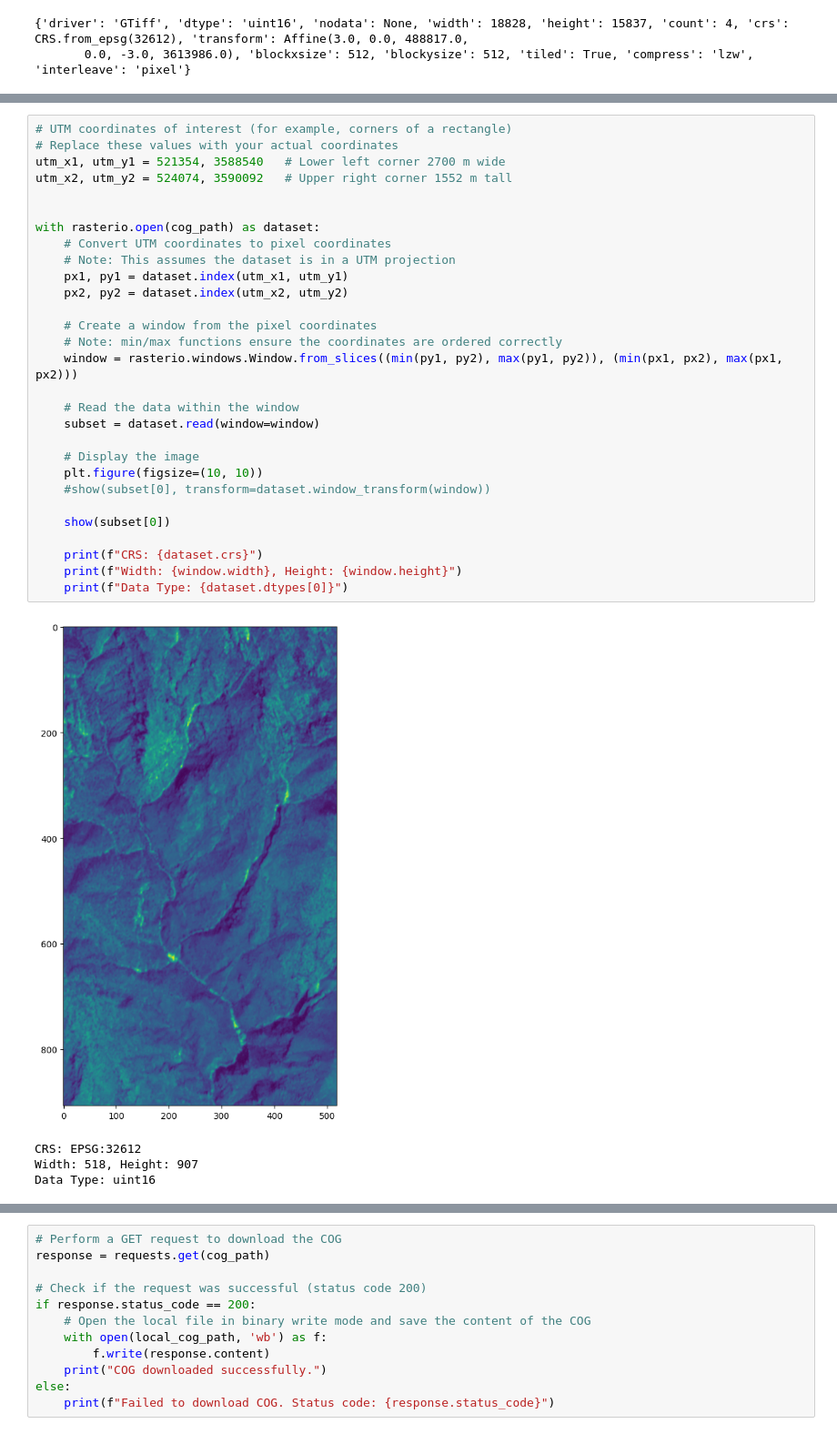
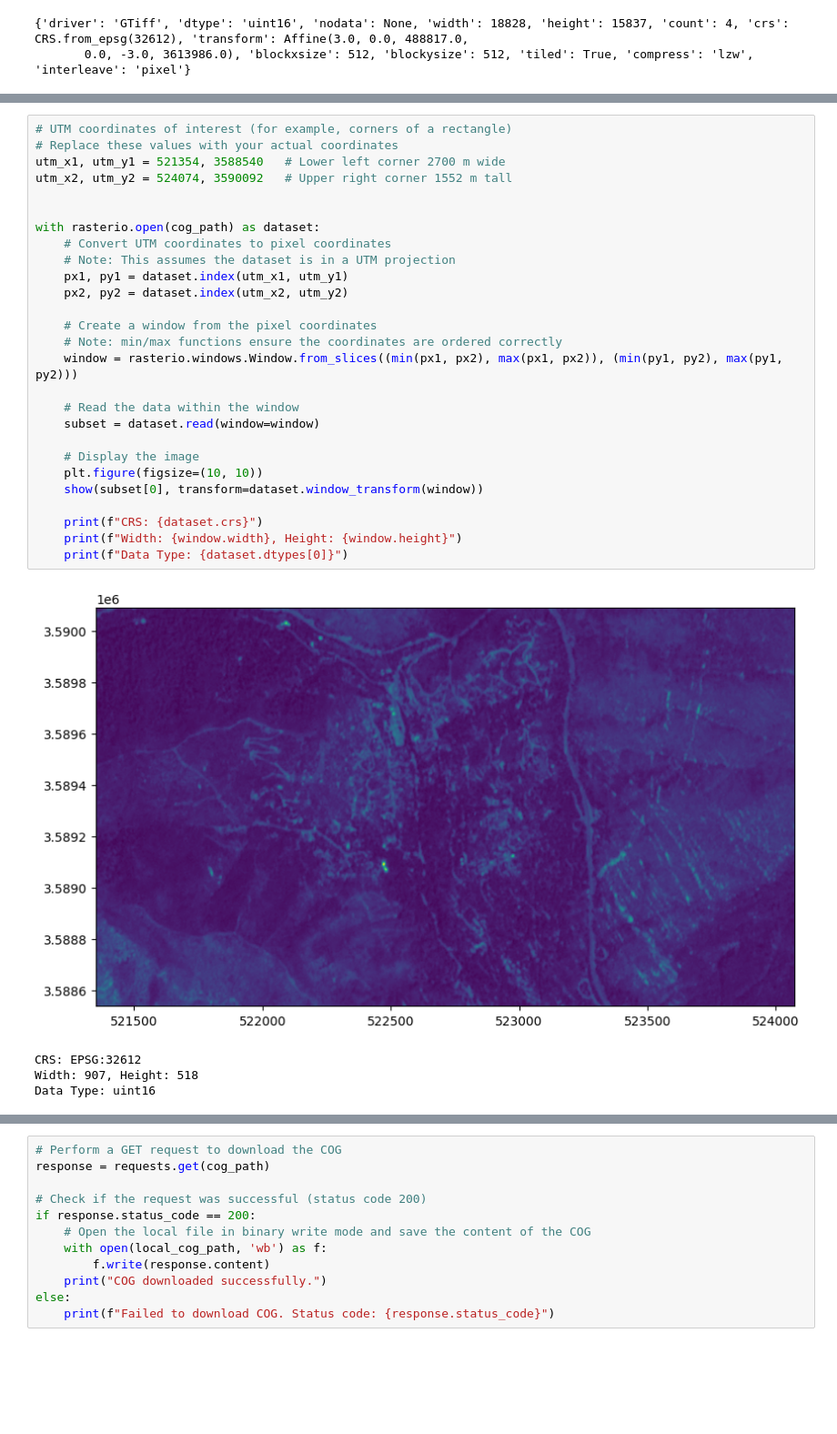
Before and after one commit to ua-datalab/Geospatial_Workshops, a Jupyter notebook: COGs.ipynb, the cells around one changed output, grey strips where cells are left out. Shown at 91% size. Saved outputs shown, nothing was run; the diff lists cells and outputs as text; blank space fills up the shorter version.

```diff
--- a/COGs.ipynb
+++ b/COGs.ipynb
@@ -32,34 +30,32 @@ with rasterio.open(cog_path) as dataset:
 # %%
 # UTM coordinates of interest (for example, corners of a rectangle)
 # Replace these values with your actual coordinates
 utm_x1, utm_y1 = 521354, 3588540   # Lower left corner 2700 m wide
 utm_x2, utm_y2 = 524074, 3590092   # Upper right corner 1552 m tall
 
 
 with rasterio.open(cog_path) as dataset:
     # Convert UTM coordinates to pixel coordinates
     # Note: This assumes the dataset is in a UTM projection
     px1, py1 = dataset.index(utm_x1, utm_y1)
     px2, py2 = dataset.index(utm_x2, utm_y2)
 
     # Create a window from the pixel coordinates
     # Note: min/max functions ensure the coordinates are ordered correctly
-    window = rasterio.windows.Window.from_slices((min(py1, py2), max(py1, py2)), (min(px1, px2), max(px1, px2)))
+    window = rasterio.windows.Window.from_slices((min(px1, px2), max(px1, px2)), (min(py1, py2), max(py1, py2)))
 
     # Read the data within the window
     subset = dataset.read(window=window)
 
     # Display the image
     plt.figure(figsize=(10, 10))
-    #show(subset[0], transform=dataset.window_transform(window))
-
-    show(subset[0])
+    show(subset[0], transform=dataset.window_transform(window))
 
     print(f"CRS: {dataset.crs}")
     print(f"Width: {window.width}, Height: {window.height}")
     print(f"Data Type: {dataset.dtypes[0]}")
 # %% [output]
-[figure, old version]
+[figure, new version]
 CRS: EPSG:32612
-Width: 518, Height: 907
+Width: 907, Height: 518
 Data Type: uint16
```
Also changed, not shown: parts of 9 cells of this notebook.
